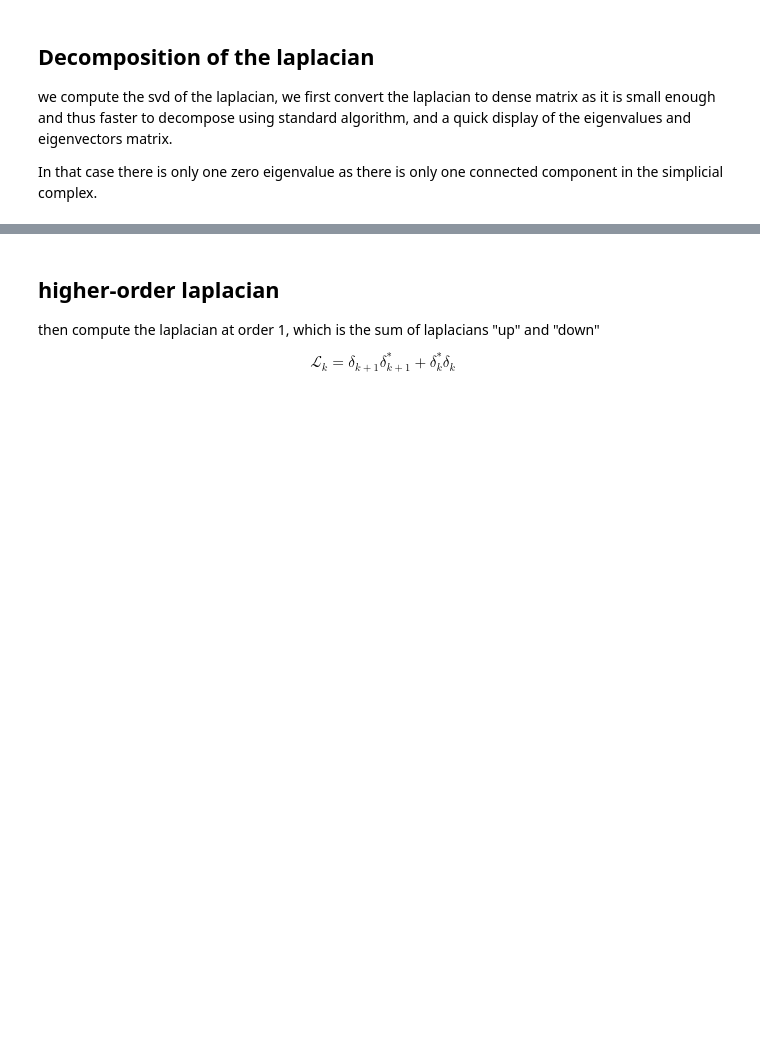
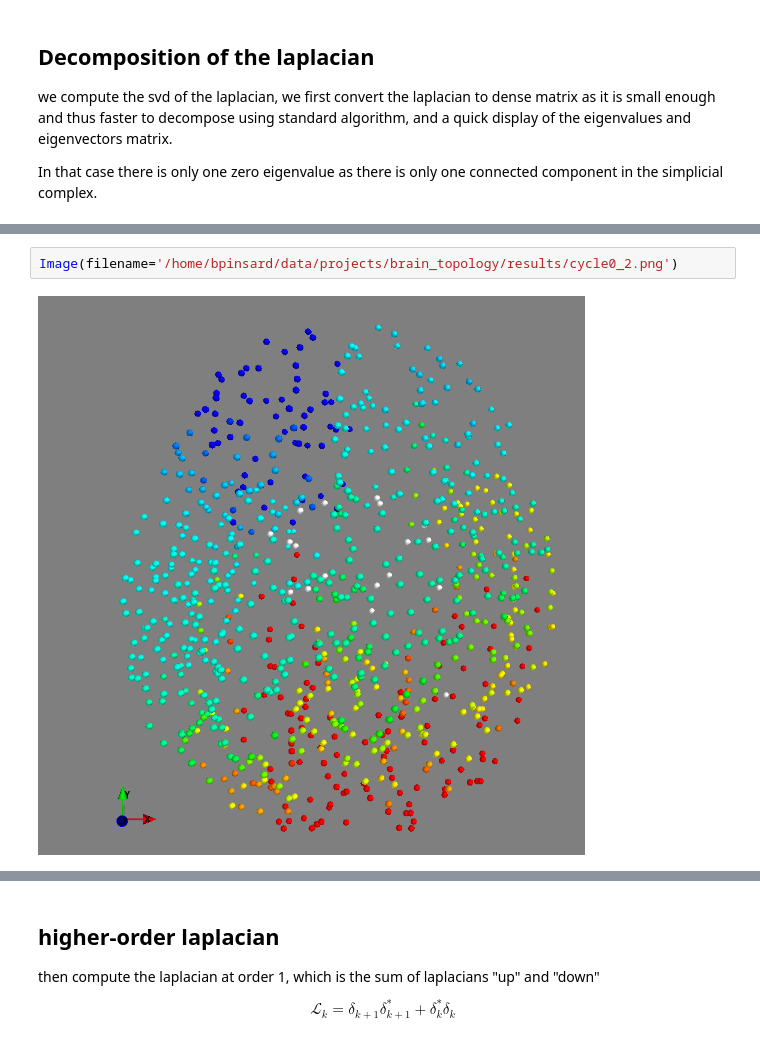
Before and after one commit to bpinsard/notebooks, a Jupyter notebook: brain_topology/brain_topo_doc.ipynb, the cells around one changed output, grey strips where cells are left out. Saved outputs shown, nothing was run; the diff lists cells and outputs as text; blank space fills up the shorter version.

```diff
--- a/brain_topology/brain_topo_doc.ipynb
+++ b/brain_topology/brain_topo_doc.ipynb
@@ -140,0 +160,4 @@ matshow(el0[0],vmin=-.1,vmax=.1)
+# %%
+Image(filename='/home/bpinsard/data/projects/brain_topology/results/cycle0_2.png')
+# %% [output]
+[figure, added]
```
Also changed, not shown: parts of 24 cells of this notebook.
